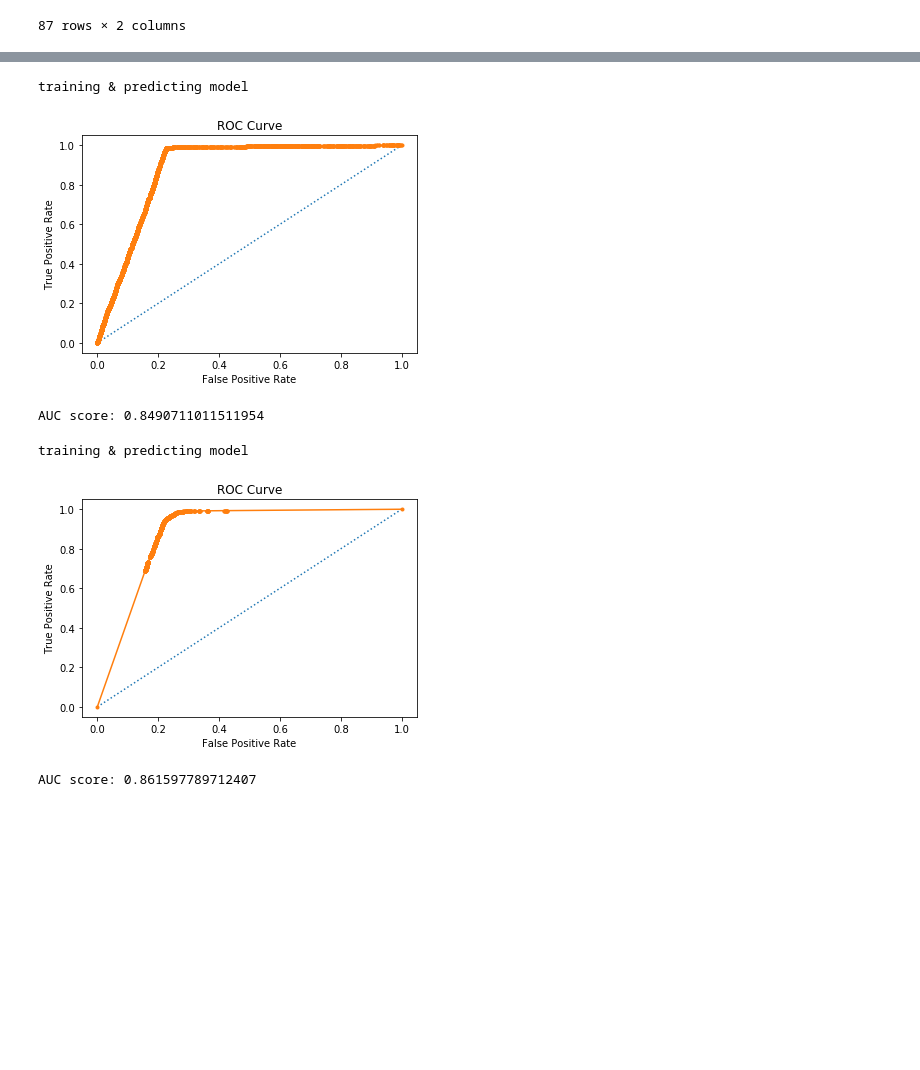
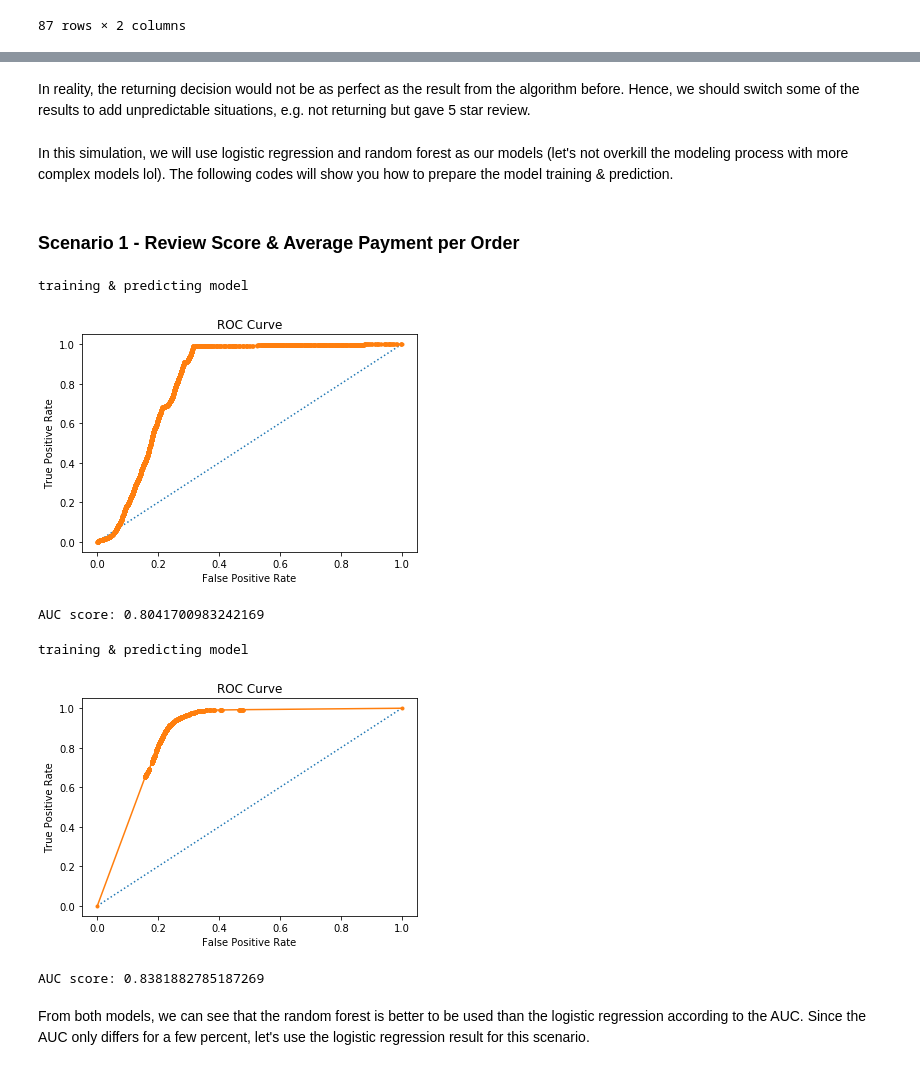
Before and after one commit to nicholasatyahadi/Customer-Purchasing-Behaviour-Analysis, a Jupyter notebook: main.ipynb, the cells around one changed output, grey strips where cells are left out. Drawn from its saved outputs; the diff is of its cells as text; code cells hidden in the pictures; blank space fills up the shorter version.

```diff
--- a/main.ipynb
+++ b/main.ipynb
@@ -453,18 +463,26 @@ check[check.prop < 5]
 # %%
 will_return =[]
 pmt_bounds = [200,500]
-for (review,pmt) in list(zip(orderreview_sum1.avg_review,orderreview_sum1.avg_payment)):
+for (review,pmt,freight) in list(zip(orderreview_sum1.avg_review,orderreview_sum1.avg_payment,orderreview_sum1.freight_ratio)):
     if review < 3 :
         will_return.append(0)
     elif review == 3:
         if pmt < pmt_bounds[0]:
-            will_return.append(1)
+            if freight > 50:
+                will_return.append(0)
+            else:
+                will_return.append(1)
         elif pmt_bounds[0] <= pmt < pmt_bounds[1]:
             will_return.append(0)
         elif pmt > pmt_bounds[1]:
             will_return.append(0)
     else:
-        will_return.append(1)
+        if freight > 50:
+            will_return.append(0)
+        else:
+            will_return.append(1)
+# %% [markdown]
+In reality, the returning decision would not be as perfect as the result from the algorithm before. Hence, we should switch some of the results to add unpredictable situations, e.g. not returning but gave 5 star review.
 # %%
 idx = np.random.randint(0, len(will_return), size=5000, dtype=int)
 for i in list(idx):
@@ -472,9 +490,13 @@ for i in list(idx):
         will_return[i]=1
     else:
         will_return[i]=0
+# %% [markdown]
+In this simulation, we will use logistic regression and random forest as our models (let's not overkill the modeling process with more complex models lol). The following codes will show you how to prepare the model training & prediction.
+# %% [markdown]
+### Scenario 1 - Review Score & Average Payment per Order
 # %%
 from sklearn.model_selection import train_test_split
-x = orderreview_sum1.drop(['customer_id','order_id'], axis = 1)
+x = orderreview_sum1.drop(['customer_id','order_id','freight_ratio'], axis = 1)
 y = will_return
 x_train, x_test, y_train, y_test = train_test_split(x, y, test_size=0.25)
 # %%
@@ -505,19 +527,21 @@ def train(model):
     score = metrics.roc_auc_score(y_test, y_pred)
     print(f'AUC score: {score}')
 # %%
-model1 = linear_model.LogisticRegression(max_iter=50)
+model1 = linear_model.LogisticRegression()
 train(model1)
 # %% [output]
 training & predicting model
-[figure, old version]
+[figure, new version]
-AUC score: 0.8490711011511954
+AUC score: 0.8041700983242169
 # %%
 model2 = ensemble.RandomForestClassifier(n_estimators=30)
 train(model2)
 # %% [output]
 training & predicting model
-[figure, old version]
+[figure, new version]
-AUC score: 0.861597789712407
+AUC score: 0.8381882785187269
+# %% [markdown]
+From both models, we can see that the random forest is better to be used than the logistic regression according to the AUC. Since the AUC only differs for a few percent, let's use the logistic regression result for this scenario.
 # %%
 testdata = orderreview_sum1.iloc[x_test.index].reset_index(drop=True)
 testdata['will_return']=model1.predict(x_test)
```
Also changed, not shown: parts of 26 cells of this notebook, 2 other files.
